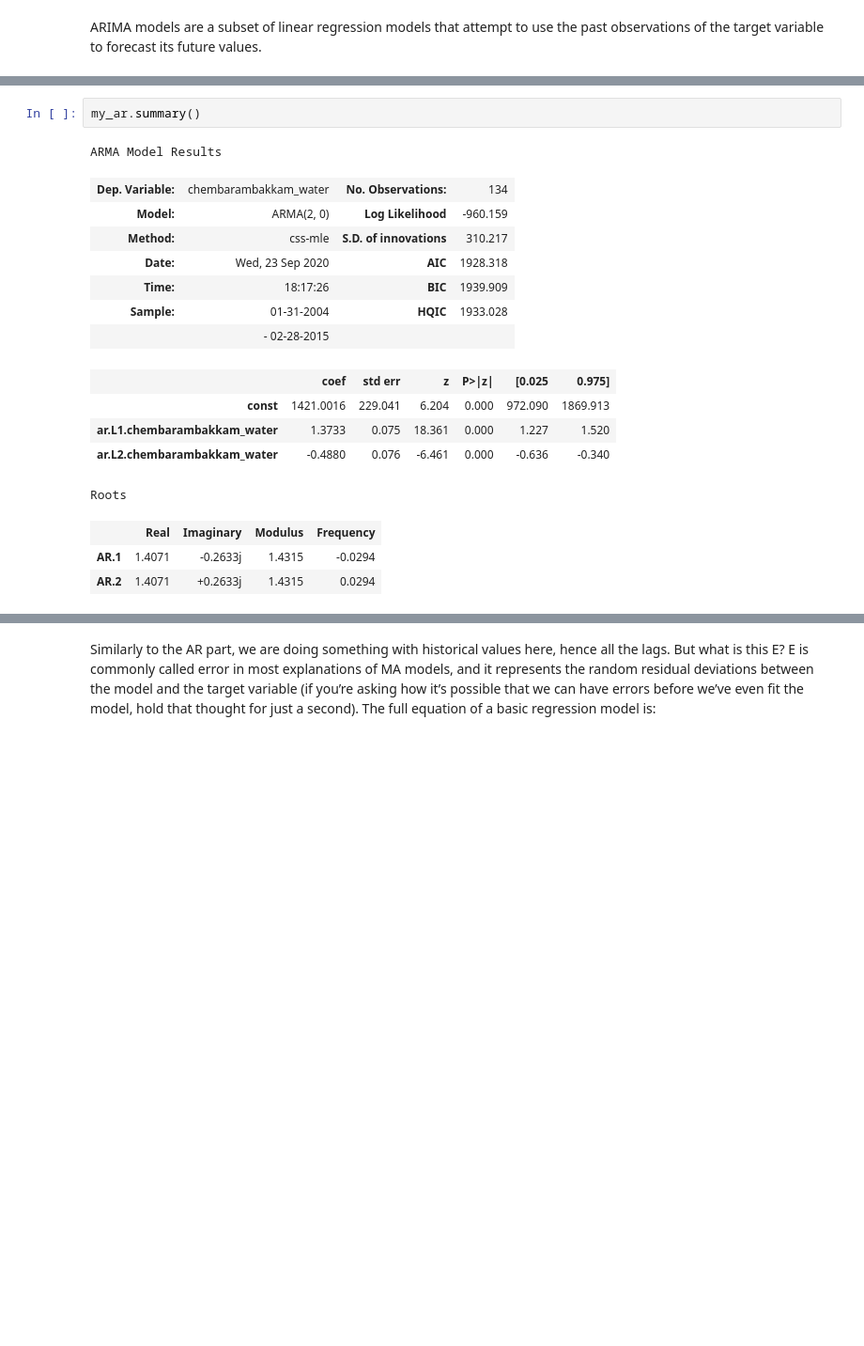
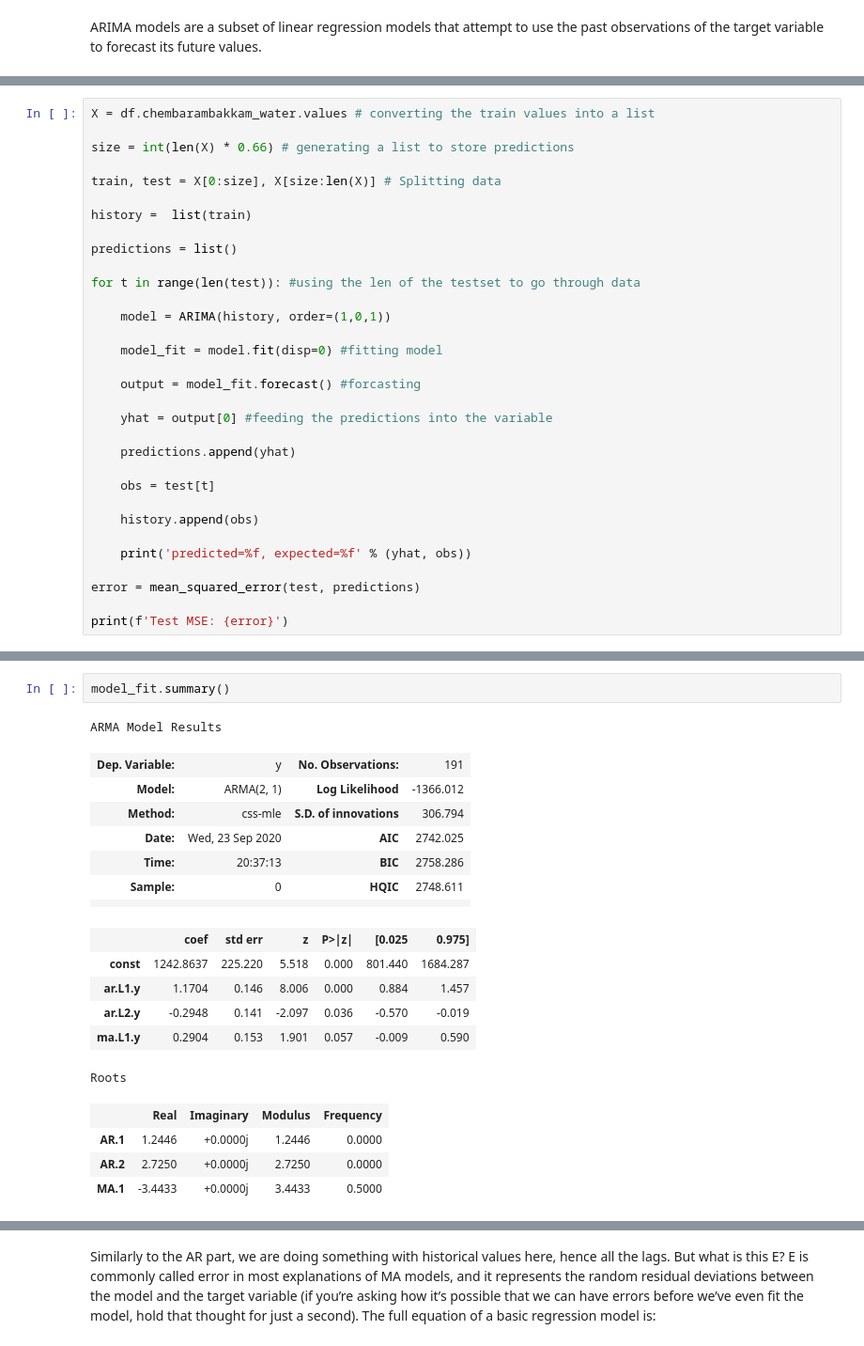
Before and after one commit to abrahamlewis4867/GA-Capstone-Project, a Jupyter notebook: code/Arima.ipynb, the cells around one changed output, grey strips where cells are left out. Shown at 94% size. Drawn from its saved outputs; the diff is of its cells as text; blank space fills up the shorter version.

```diff
--- a/code/Arima.ipynb
+++ b/code/Arima.ipynb
@@ -126,0 +108,32 @@ my_ar= my_arima.fit()
+# %%
+X = df.chembarambakkam_water.values # converting the train values into a list
+
+size = int(len(X) * 0.66) # generating a list to store predictions
+
+train, test = X[0:size], X[size:len(X)] # Splitting data
+
+history =  list(train)
+
+predictions = list()
+
+for t in range(len(test)): #using the len of the testset to go through data
+
+    model = ARIMA(history, order=(1,0,1))
+
+    model_fit = model.fit(disp=0) #fitting model
+
+    output = model_fit.forecast() #forcasting
+
+    yhat = output[0] #feeding the predictions into the variable
+
+    predictions.append(yhat)
+
+    obs = test[t]
+
+    history.append(obs)
+
+    print('predicted=%f, expected=%f' % (yhat, obs))
+
+error = mean_squared_error(test, predictions)
+
+print(f'Test MSE: {error}')
@@ -127,19 +166,21 @@ my_ar= my_arima.fit()
 # %%
-my_ar.summary()
+model_fit.summary()
 # %% [output]
 ARMA Model Results
-| Dep. Variable: | chembarambakkam_water | No. Observations: | 134 |
-| Model: | ARMA(2, 0) | Log Likelihood | -960.159 |
-| Method: | css-mle | S.D. of innovations | 310.217 |
-| Date: | Wed, 23 Sep 2020 | AIC | 1928.318 |
-| Time: | 18:17:26 | BIC | 1939.909 |
-| Sample: | 01-31-2004 | HQIC | 1933.028 |
-|  | - 02-28-2015 |  |  |
+| Dep. Variable: | y | No. Observations: | 191 |
+| Model: | ARMA(2, 1) | Log Likelihood | -1366.012 |
+| Method: | css-mle | S.D. of innovations | 306.794 |
+| Date: | Wed, 23 Sep 2020 | AIC | 2742.025 |
+| Time: | 20:37:13 | BIC | 2758.286 |
+| Sample: | 0 | HQIC | 2748.611 |
+|  |  |  |  |
 |  | coef | std err | z | P>|z| | [0.025 | 0.975] |
-| const | 1421.0016 | 229.041 | 6.204 | 0.000 | 972.090 | 1869.913 |
-| ar.L1.chembarambakkam_water | 1.3733 | 0.075 | 18.361 | 0.000 | 1.227 | 1.520 |
-| ar.L2.chembarambakkam_water | -0.4880 | 0.076 | -6.461 | 0.000 | -0.636 | -0.340 |
+| const | 1242.8637 | 225.220 | 5.518 | 0.000 | 801.440 | 1684.287 |
+| ar.L1.y | 1.1704 | 0.146 | 8.006 | 0.000 | 0.884 | 1.457 |
+| ar.L2.y | -0.2948 | 0.141 | -2.097 | 0.036 | -0.570 | -0.019 |
+| ma.L1.y | 0.2904 | 0.153 | 1.901 | 0.057 | -0.009 | 0.590 |
 Roots
 |  | Real | Imaginary | Modulus | Frequency |
-| AR.1 | 1.4071 | -0.2633j | 1.4315 | -0.0294 |
-| AR.2 | 1.4071 | +0.2633j | 1.4315 | 0.0294 |
+| AR.1 | 1.2446 | +0.0000j | 1.2446 | 0.0000 |
+| AR.2 | 2.7250 | +0.0000j | 2.7250 | 0.0000 |
+| MA.1 | -3.4433 | +0.0000j | 3.4433 | 0.5000 |
```
Also changed, not shown: parts of 59 cells of this notebook, 1 other file.
